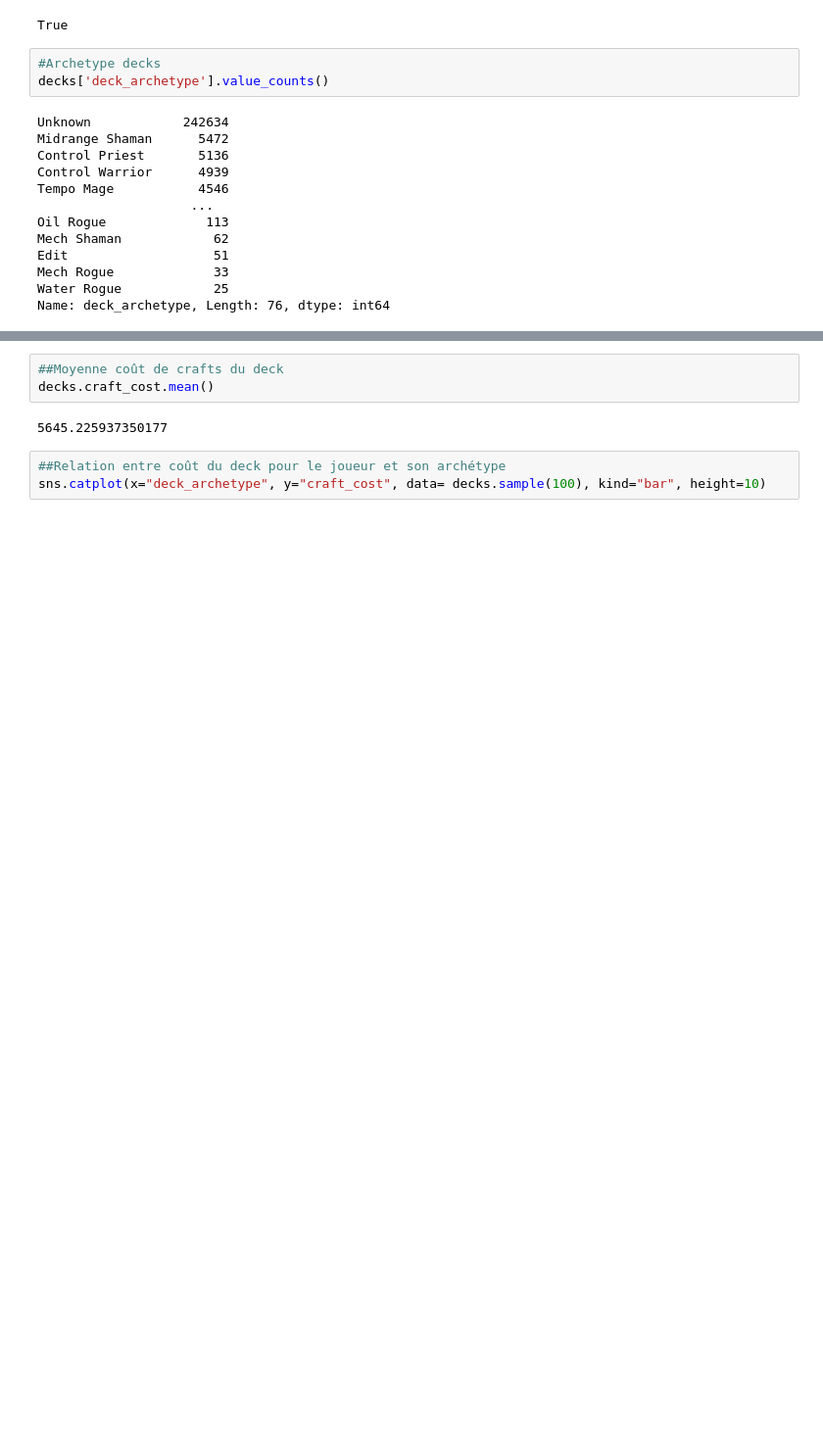
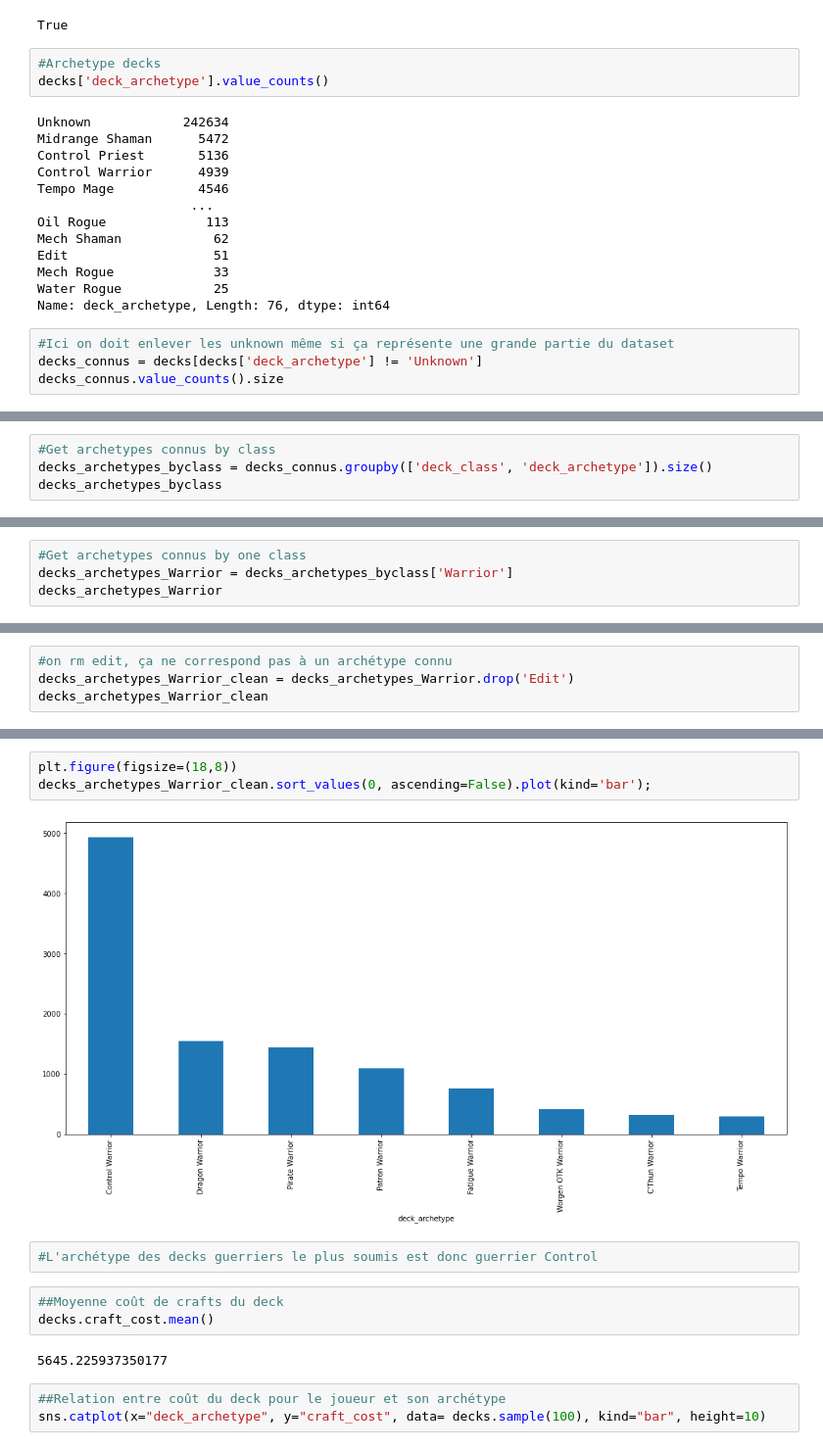
Before and after one commit to nicKLas-317/hs_eda, a Jupyter notebook: Hearthstone.ipynb, the cells around one changed output, grey strips where cells are left out. Shown: that part at 98% size. Saved outputs shown, nothing was run; the diff lists cells and outputs as text; blank space fills up the shorter version.

```diff
--- a/Hearthstone.ipynb
+++ b/Hearthstone.ipynb
@@ -214,3 +217,7 @@ Edit                   51
 Mech Rogue             33
 Water Rogue            25
 Name: deck_archetype, Length: 76, dtype: int64
+# %%
+#Ici on doit enlever les unknown même si ça représente une grande partie du dataset
+decks_connus = decks[decks['deck_archetype'] != 'Unknown']
+decks_connus.value_counts().size
@@ -216,0 +226,4 @@ Name: deck_archetype, Length: 76, dtype: int64
+# %%
+#Get archetypes connus by class
+decks_archetypes_byclass = decks_connus.groupby(['deck_class', 'deck_archetype']).size()
+decks_archetypes_byclass
@@ -216,0 +244,4 @@ Name: deck_archetype, Length: 76, dtype: int64
+# %%
+#Get archetypes connus by one class
+decks_archetypes_Warrior = decks_archetypes_byclass['Warrior']
+decks_archetypes_Warrior
@@ -216,0 +269,4 @@ Name: deck_archetype, Length: 76, dtype: int64
+# %%
+#on rm edit, ça ne correspond pas à un archétype connu
+decks_archetypes_Warrior_clean = decks_archetypes_Warrior.drop('Edit')
+decks_archetypes_Warrior_clean
@@ -217,3 +284,10 @@ Name: deck_archetype, Length: 76, dtype: int64
+# %%
+plt.figure(figsize=(18,8))
+decks_archetypes_Warrior_clean.sort_values(0, ascending=False).plot(kind='bar');
+# %% [output]
+[figure, added]
+# %%
+#L'archétype des decks guerriers le plus soumis est donc guerrier Control
 # %%
 ##Moyenne coût de crafts du deck
 decks.craft_cost.mean()
```
Also changed, not shown: parts of 28 cells of this notebook.
